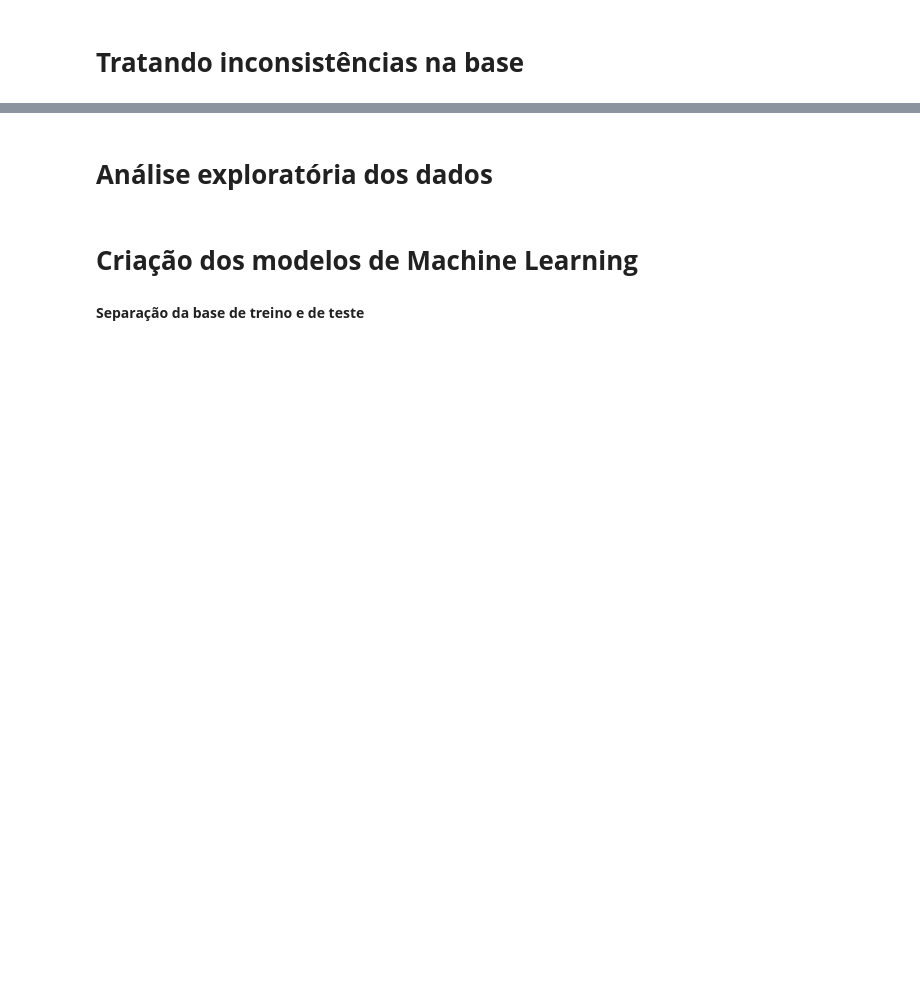
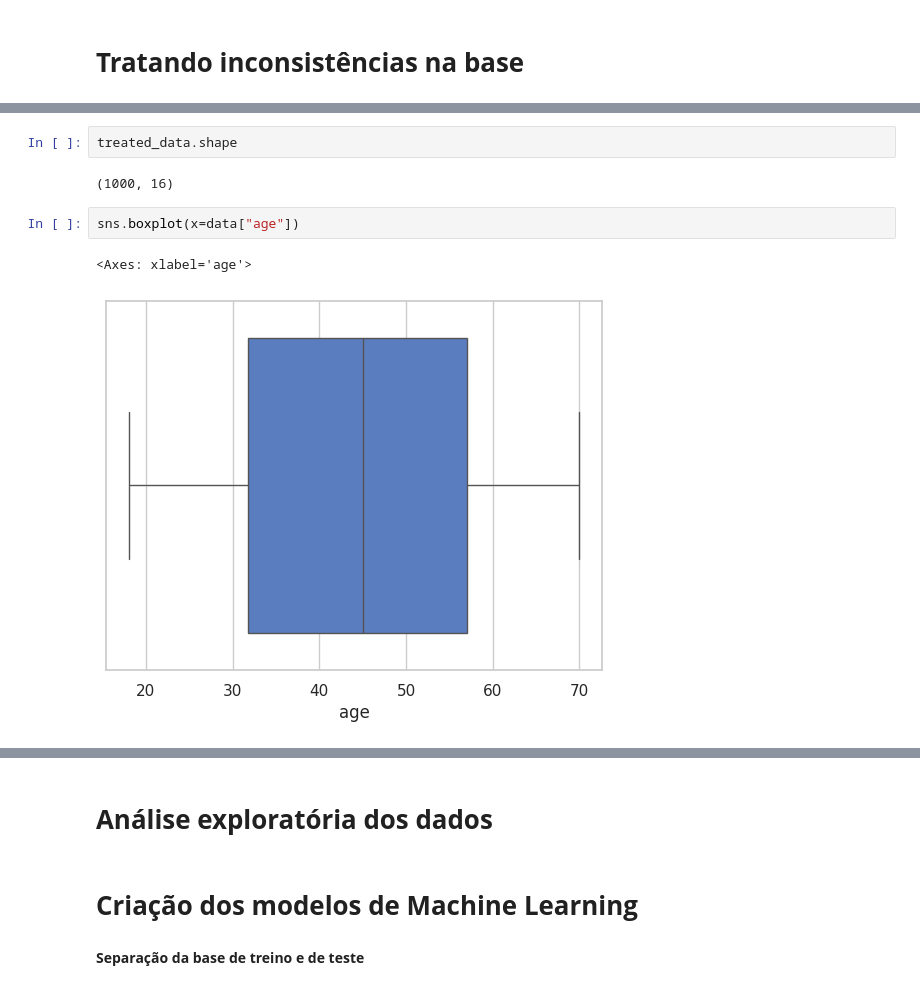
Before and after one commit to jessikamorais/FIAP, a Jupyter notebook: projeto_modulo1.ipynb, the cells around one changed output, grey strips where cells are left out. Saved outputs shown, nothing was run; the diff lists cells and outputs as text; blank space fills up the shorter version.

```diff
--- a/projeto_modulo1.ipynb
+++ b/projeto_modulo1.ipynb
@@ -223,0 +346,9 @@ dtype: int64
+# %%
+treated_data.shape
+# %% [output]
+(1000, 16)
+# %%
+sns.boxplot(x=data["age"])
+# %% [output]
+<Axes: xlabel='age'>
+[figure, added]
```
Also changed, not shown: parts of 29 cells of this notebook.
